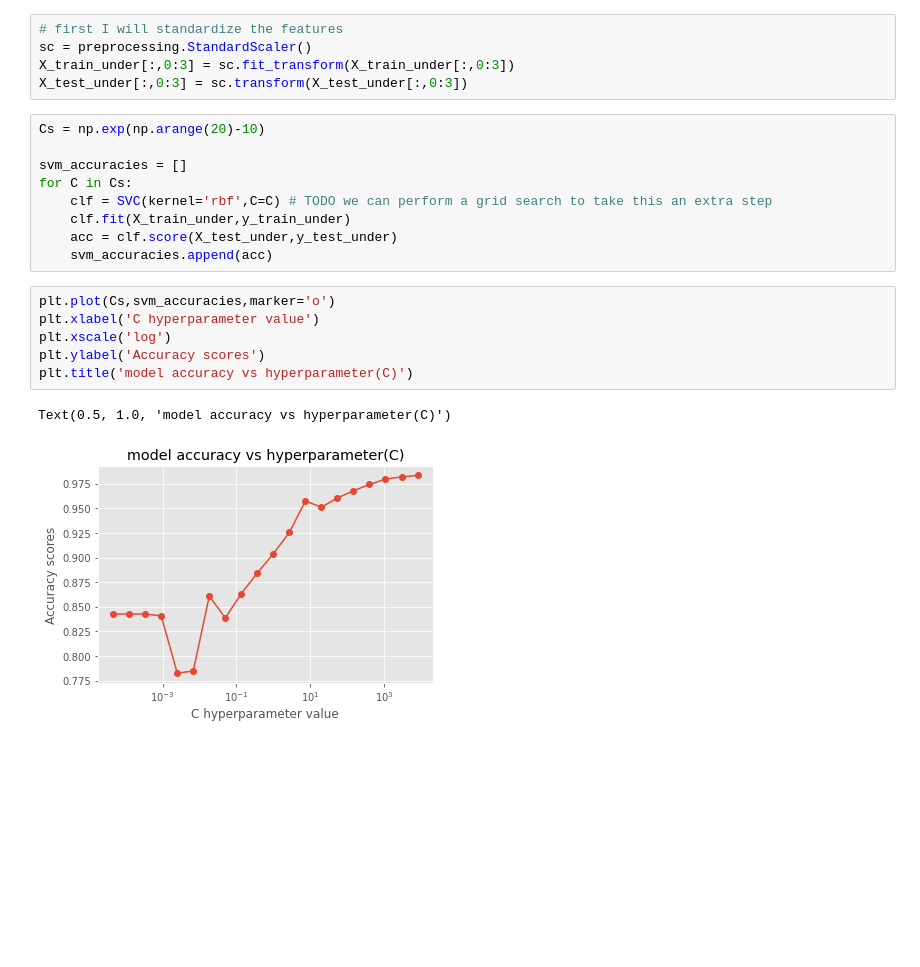
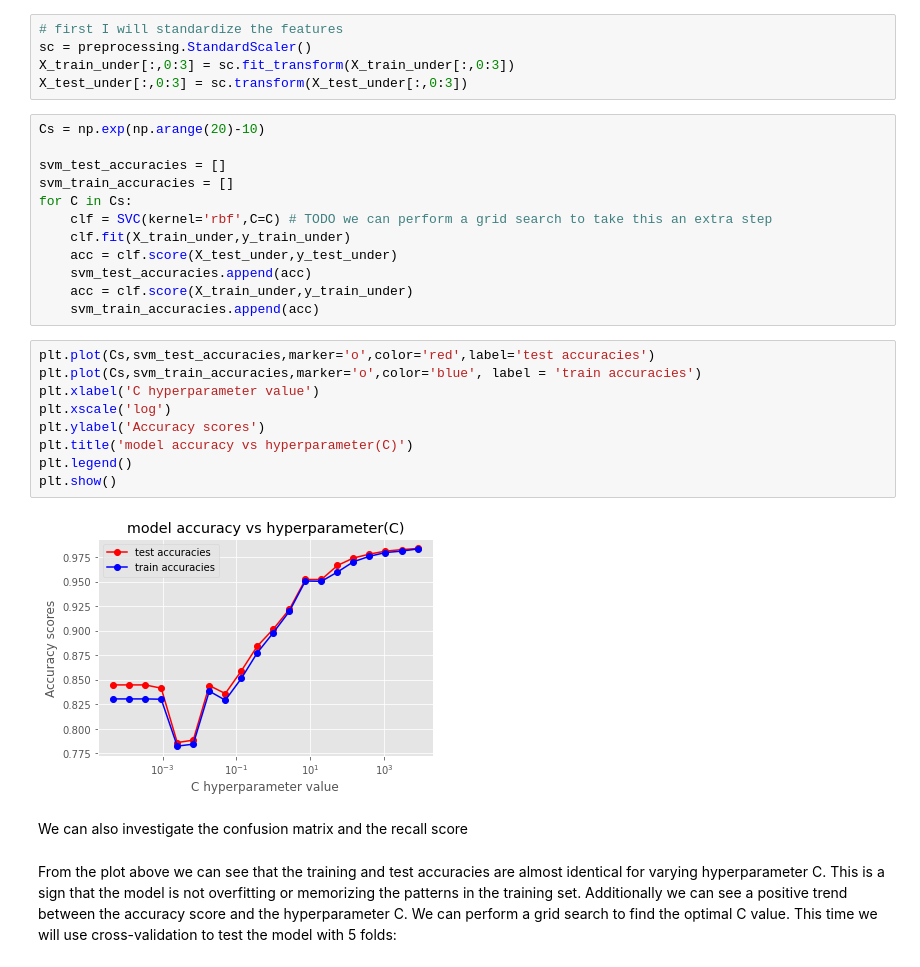
Before and after one commit to yazanattar99/creditCardFraudDetection, a Jupyter notebook: src/main.ipynb, the cells around one changed output. Cells and saved outputs as stored; diff of their text form; blank space fills up the shorter version.

Commit message:
Finished analysis on SVM model

```diff
--- a/src/main.ipynb
+++ b/src/main.ipynb
@@ -219,18 +224,27 @@ X_test_under[:,0:3] = sc.transform(X_test_under[:,0:3])
 # %%
 Cs = np.exp(np.arange(20)-10)
 
-svm_accuracies = []
+svm_test_accuracies = []
+svm_train_accuracies = []
 for C in Cs:
     clf = SVC(kernel='rbf',C=C) # TODO we can perform a grid search to take this an extra step
     clf.fit(X_train_under,y_train_under)
     acc = clf.score(X_test_under,y_test_under)
-    svm_accuracies.append(acc)
+    svm_test_accuracies.append(acc)
+    acc = clf.score(X_train_under,y_train_under)
+    svm_train_accuracies.append(acc)
 # %%
-plt.plot(Cs,svm_accuracies,marker='o')
+plt.plot(Cs,svm_test_accuracies,marker='o',color='red',label='test accuracies')
+plt.plot(Cs,svm_train_accuracies,marker='o',color='blue', label = 'train accuracies')
 plt.xlabel('C hyperparameter value')
 plt.xscale('log')
 plt.ylabel('Accuracy scores')
 plt.title('model accuracy vs hyperparameter(C)')
+plt.legend()
+plt.show()
 # %% [output]
-Text(0.5, 1.0, 'model accuracy vs hyperparameter(C)')
-[figure, old version]
+[figure, new version]
+# %% [markdown]
+We can also investigate the confusion matrix and the recall score
+# %% [markdown]
+From the plot above we can see that the training and test accuracies are almost identical for varying hyperparameter C. This is a sign that the model is not overfitting or memorizing the patterns in the training set. Additionally we can see a positive trend between the accuracy score and the hyperparameter C. We can perform a grid search to find the optimal C value. This time we will use cross-validation to test the model with 5 folds:
```
Also changed, not shown: parts of 7 cells of this notebook.
